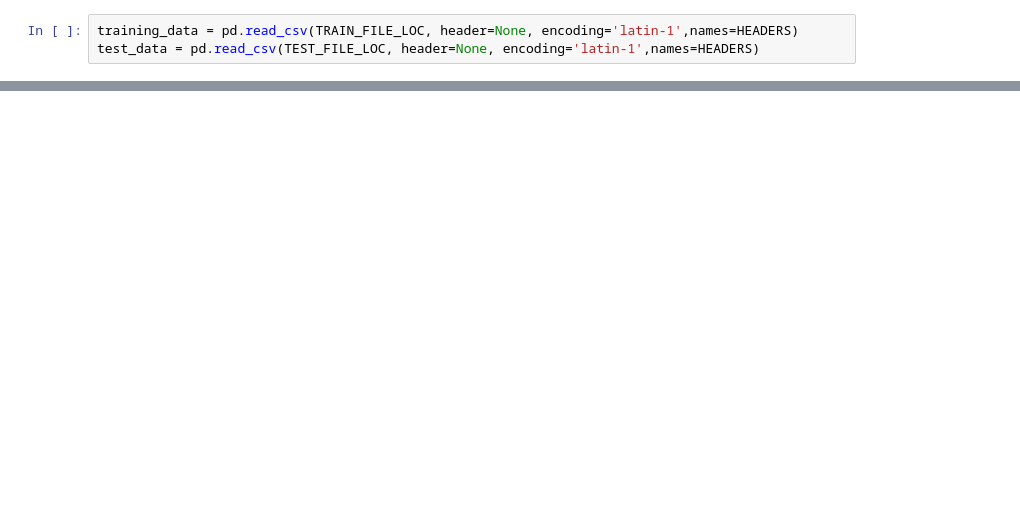
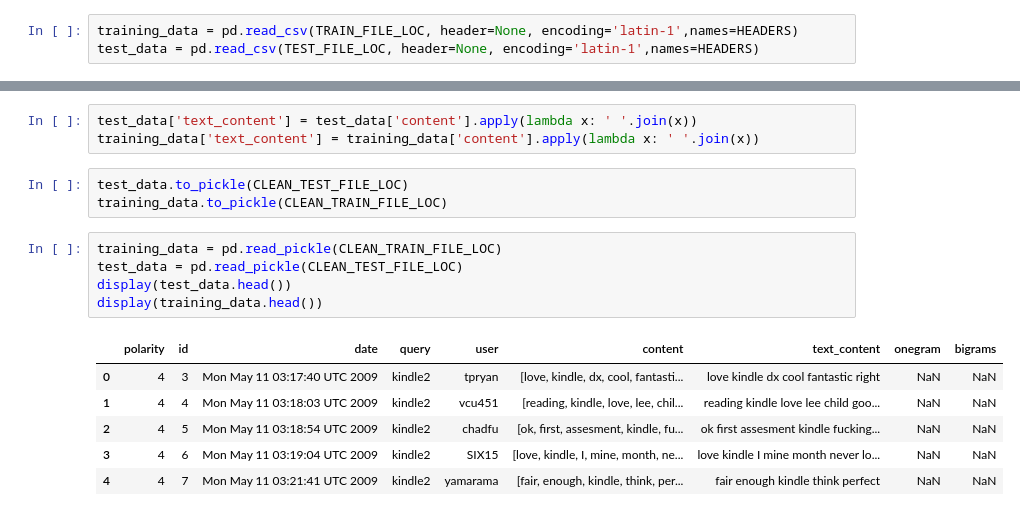
Before and after one commit to danielblignaut/ltsm-rnn-for-twitter-sentiment-analysis, a Jupyter notebook: notebook.ipynb, the cells around one changed output, grey strips where cells are left out. Cells and saved outputs as stored; diff of their text form; blank space fills up the shorter version.

```diff
--- a/notebook.ipynb
+++ b/notebook.ipynb
@@ -87,0 +435,18 @@ bottom words visualisation:
+# %%
+test_data['text_content'] = test_data['content'].apply(lambda x: ' '.join(x))
+training_data['text_content'] = training_data['content'].apply(lambda x: ' '.join(x))
+# %%
+test_data.to_pickle(CLEAN_TEST_FILE_LOC)
+training_data.to_pickle(CLEAN_TRAIN_FILE_LOC)
+# %%
+training_data = pd.read_pickle(CLEAN_TRAIN_FILE_LOC)
+test_data = pd.read_pickle(CLEAN_TEST_FILE_LOC)
+display(test_data.head())
+display(training_data.head())
+# %% [output]
+|  | polarity | id | date | query | user | content | text_content | onegram | bigrams |
+| 0 | 4 | 3 | Mon May 11 03:17:40 UTC 2009 | kindle2 | tpryan | [love, kindle, dx, cool, fantasti... | love kindle dx cool fantastic right | NaN | NaN |
+| 1 | 4 | 4 | Mon May 11 03:18:03 UTC 2009 | kindle2 | vcu451 | [reading, kindle, love, lee, chil... | reading kindle love lee child goo... | NaN | NaN |
+| 2 | 4 | 5 | Mon May 11 03:18:54 UTC 2009 | kindle2 | chadfu | [ok, first, assesment, kindle, fu... | ok first assesment kindle fucking... | NaN | NaN |
+| 3 | 4 | 6 | Mon May 11 03:19:04 UTC 2009 | kindle2 | SIX15 | [love, kindle, I, mine, month, ne... | love kindle I mine month never lo... | NaN | NaN |
+| 4 | 4 | 7 | Mon May 11 03:21:41 UTC 2009 | kindle2 | yamarama | [fair, enough, kindle, think, per... | fair enough kindle think perfect | NaN | NaN |
```
Also changed, not shown: parts of 54 cells of this notebook, 30 other files.
